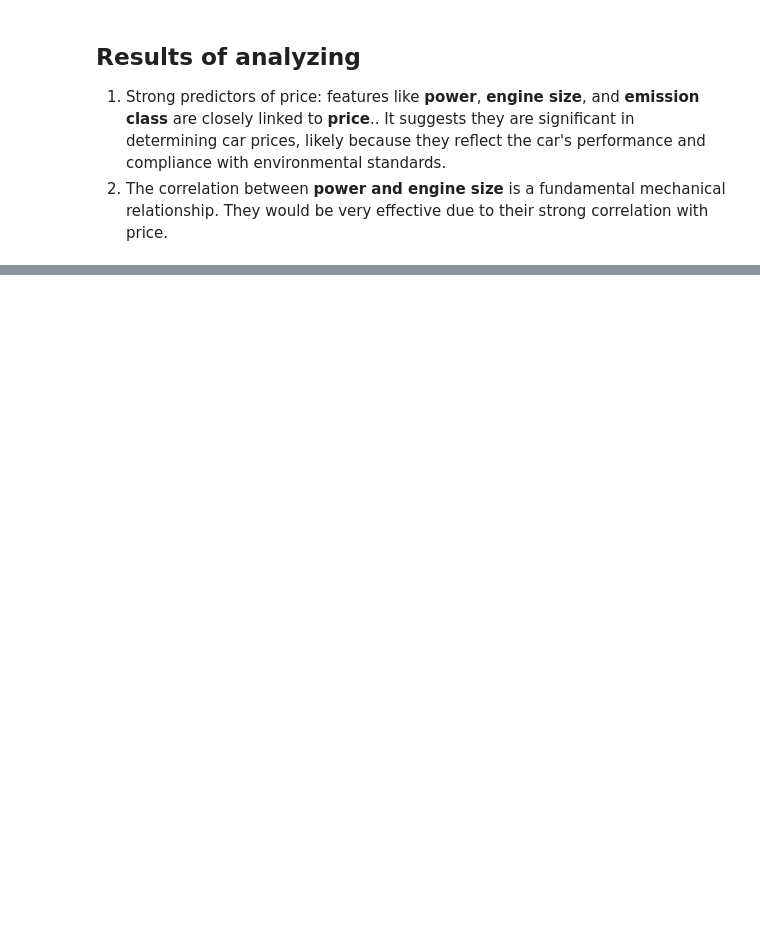
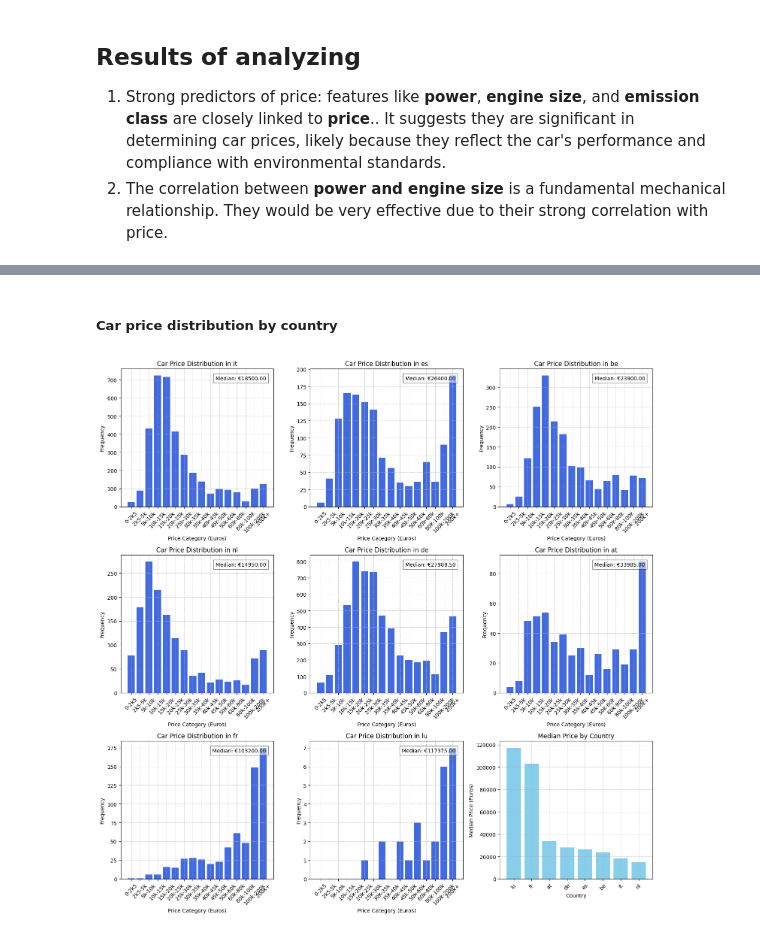
Before and after one commit to HES-SO-Master-WebMining-Group-D/CarPricePredictor, a Jupyter notebook: Descriptive_statistics_correlation_analysis.ipynb, the cells around one changed output, grey strips where cells are left out. Cells and saved outputs as stored; diff of their text form; code cells hidden in the pictures; blank space fills up the shorter version.

```diff
--- a/Descriptive_statistics_correlation_analysis.ipynb
+++ b/Descriptive_statistics_correlation_analysis.ipynb
@@ -140,2 +207,0 @@ print(spearman_corr)
-# %%
-df = pd.read_csv(DATA_FILE, header=[0], index_col=0)
@@ -186,5 +208,3 @@ Name: price, dtype: float64
-# %%
-df = pd.get_dummies(df, columns=['brand'], drop_first=True)  # One-hot encode the brand column
 # %% [markdown]
 ## Results of analyzing
 1. Strong predictors of price: features like **power**, **engine size**, and **emission class** are closely linked to **price**.. It suggests they are significant in determining car prices, likely because they reflect the car's performance and compliance with environmental standards.
@@ -191,0 +230,3 @@ df = pd.get_dummies(df, columns=['brand'], drop_first=True)  # One-hot encode th
+# %%
+countries = df_analysis['country'].unique()
+print(countries)
@@ -191,0 +253,61 @@ df = pd.get_dummies(df, columns=['brand'], drop_first=True)  # One-hot encode th
+# %% [markdown]
+##### Car price distribution by country
+# %%
+
+# Define bins and labels for price categories
+bins = [0, 2500, 5000, 10000, 15000, 20000, 25000, 30000, 35000, 40000, 45000, 50000, 60000, 80000, 100000, 200000, np.inf]
+labels = ['0-2k5', '2k5-5k', '5k-10k', '10k-15k', '15k-20k', '20k-25k', '25k-30k', '30k-35k', '35k-40k', '40k-45k', '45k-50k', '50k-60k', '60k-80k', '80k-100k', '100k-200k', '200k+']
+
+# Function to categorize prices into bins
+def price_cat(df, country):
+
+    # Applying binning only to the rows of the specified country
+    country_mask = df['country'] == country
+    df.loc[country_mask, 'price_bin'] = pd.cut(df.loc[country_mask, 'price'], bins=bins, labels=labels)
+    return df.loc[country_mask, 'price_bin']
+
+# Initialize the layout for the plots
+nCountry = len(countries)
+cols = 3
+rows = (nCountry + cols - 1) // cols
+fig, axes = plt.subplots(rows, cols, figsize=(15, 5 * rows))
+axes = axes.flatten()
+
+# Plot price distribution for each country
+for index, country in enumerate(countries):
+        ax = axes[index]
+
+        df_analysis['price_bin'] = price_cat(df_analysis, country)
+        price_counts = df_analysis[df_analysis['country'] == country]['price_bin'].value_counts().sort_index()
+
+        ax.bar(price_counts.index, price_counts.values, color='royalblue')
+        ax.set_title(f'Car Price Distribution in {country}')
+        ax.set_xlabel('Price Category (Euros)')
+        ax.set_ylabel('Frequency')
+        ax.tick_params(axis='x', rotation=45)
+        ax.grid(True, which='both', linestyle='--', linewidth=0.5)
+
+        # Adding the median price text
+        median_price = df_analysis[df_analysis['country'] == country]['price'].median()
+        ax.text(0.95, 0.95, f'Median: €{median_price:.2f}', transform=ax.transAxes, horizontalalignment='right', verticalalignment='top', bbox=dict(facecolor='white', alpha=0.5))
+
+
+# Display median prices in a separate plot
+med_prices = df_analysis.groupby('country')['price'].median().sort_values(ascending=False)
+ax = axes[-1]
+ax.bar(med_prices.index, med_prices.values, color='skyblue')
+ax.set_title('Median Price by Country')
+ax.set_xlabel('Country')
+ax.set_ylabel('Median Price (Euros)')
+ax.tick_params(axis='x', rotation=45)
+ax.grid(True, linestyle='--', linewidth=0.5)
+
+for idx in range(index + 1, len(axes) - 1):
+    fig.delaxes(axes[idx])
+
+plt.tight_layout()
+plt.show()
+
+df_analysis.drop('price_bin', axis=1, inplace=True)
+# %% [output]
+[figure, added]
```
Also changed, not shown: parts of 54 cells of this notebook, 2 other files.
